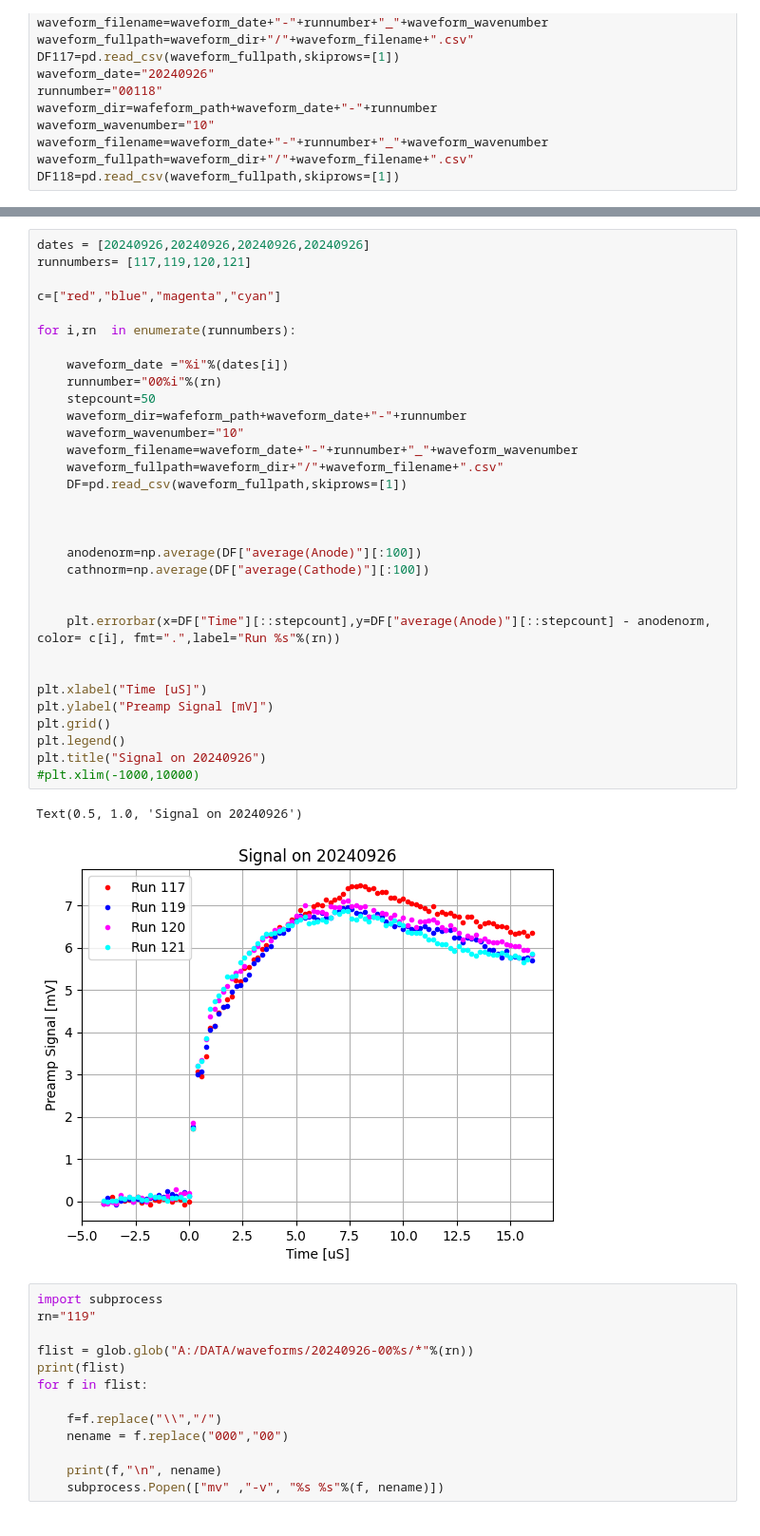
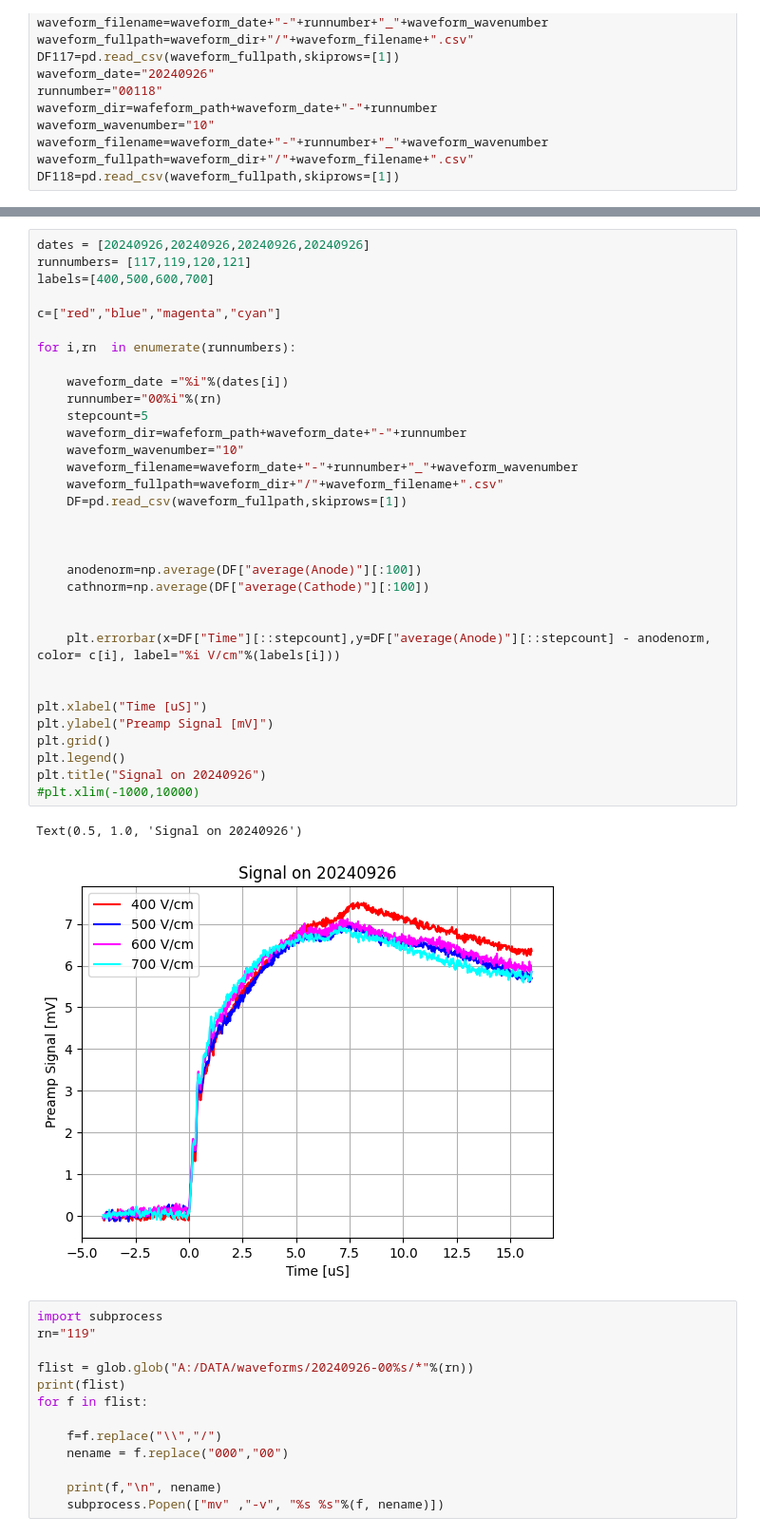
Before and after one commit to jbane11/nexo, a Jupyter notebook: Lab028/osci/osci_analysis.v4.ipynb, the cells around one changed output, grey strips where cells are left out. Shown at 95% size. Cells and saved outputs as stored; diff of their text form.

```diff
--- a/Lab028/osci/osci_analysis.v4.ipynb
+++ b/Lab028/osci/osci_analysis.v4.ipynb
@@ -862,38 +862,39 @@ Text(0.5, 1.0, 'Signal on 20240926')
 # %%
 dates = [20240926,20240926,20240926,20240926]
 runnumbers= [117,119,120,121]
+labels=[400,500,600,700]
 
 c=["red","blue","magenta","cyan"]
 
 for i,rn  in enumerate(runnumbers):
 
     waveform_date ="%i"%(dates[i])
     runnumber="00%i"%(rn)
-    stepcount=50
+    stepcount=5
     waveform_dir=wafeform_path+waveform_date+"-"+runnumber
     waveform_wavenumber="10"
     waveform_filename=waveform_date+"-"+runnumber+"_"+waveform_wavenumber
     waveform_fullpath=waveform_dir+"/"+waveform_filename+".csv"
     DF=pd.read_csv(waveform_fullpath,skiprows=[1])
 
 
 
     anodenorm=np.average(DF["average(Anode)"][:100])
     cathnorm=np.average(DF["average(Cathode)"][:100])
 
 
-    plt.errorbar(x=DF["Time"][::stepcount],y=DF["average(Anode)"][::stepcount] - anodenorm, color= c[i], fmt=".",label="Run %s"%(rn))
+    plt.errorbar(x=DF["Time"][::stepcount],y=DF["average(Anode)"][::stepcount] - anodenorm, color= c[i], label="%i V/cm"%(labels[i]))
 
 
 plt.xlabel("Time [uS]")
 plt.ylabel("Preamp Signal [mV]")
 plt.grid()
 plt.legend()
 plt.title("Signal on 20240926")
 #plt.xlim(-1000,10000)
 # %% [output]
 Text(0.5, 1.0, 'Signal on 20240926')
-[figure, old version]
+[figure, new version]
 # %%
 import subprocess
 rn="119"
```
Also changed, not shown: parts of 2 cells of this notebook.
